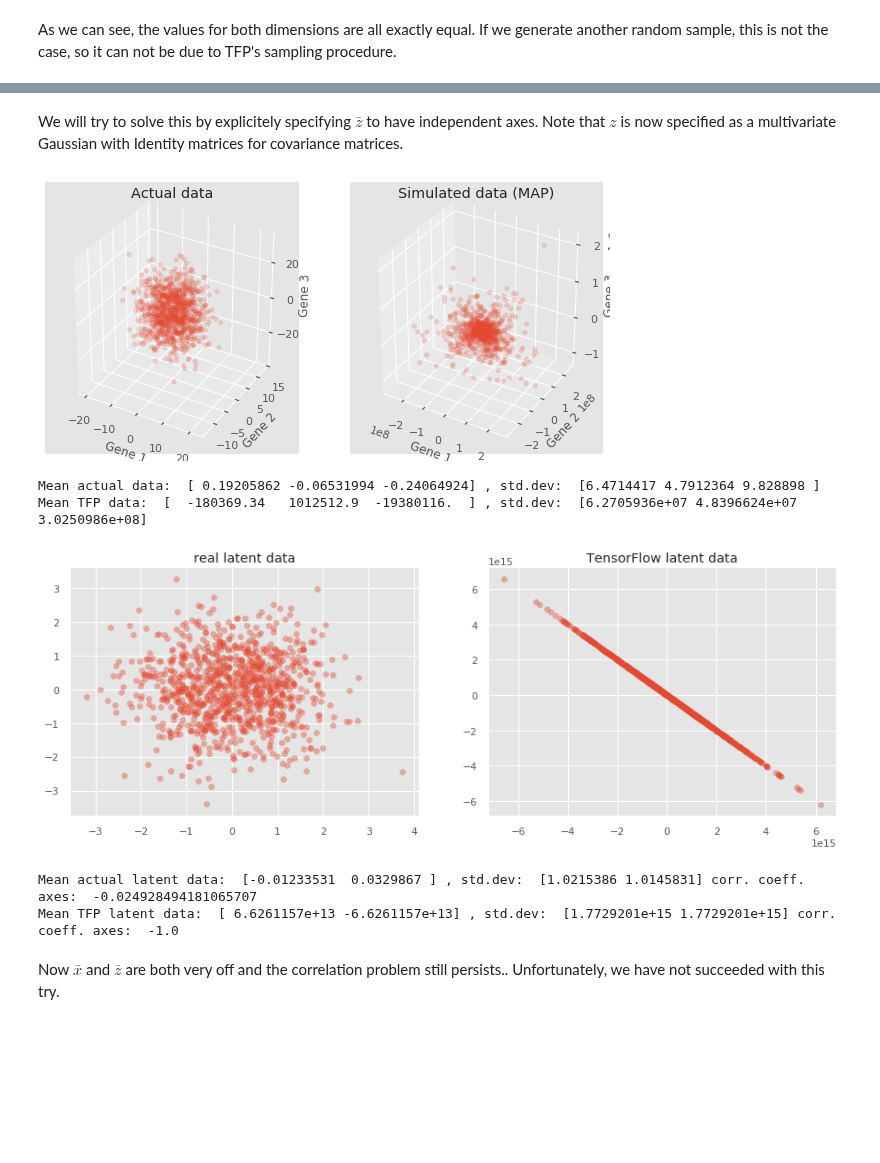
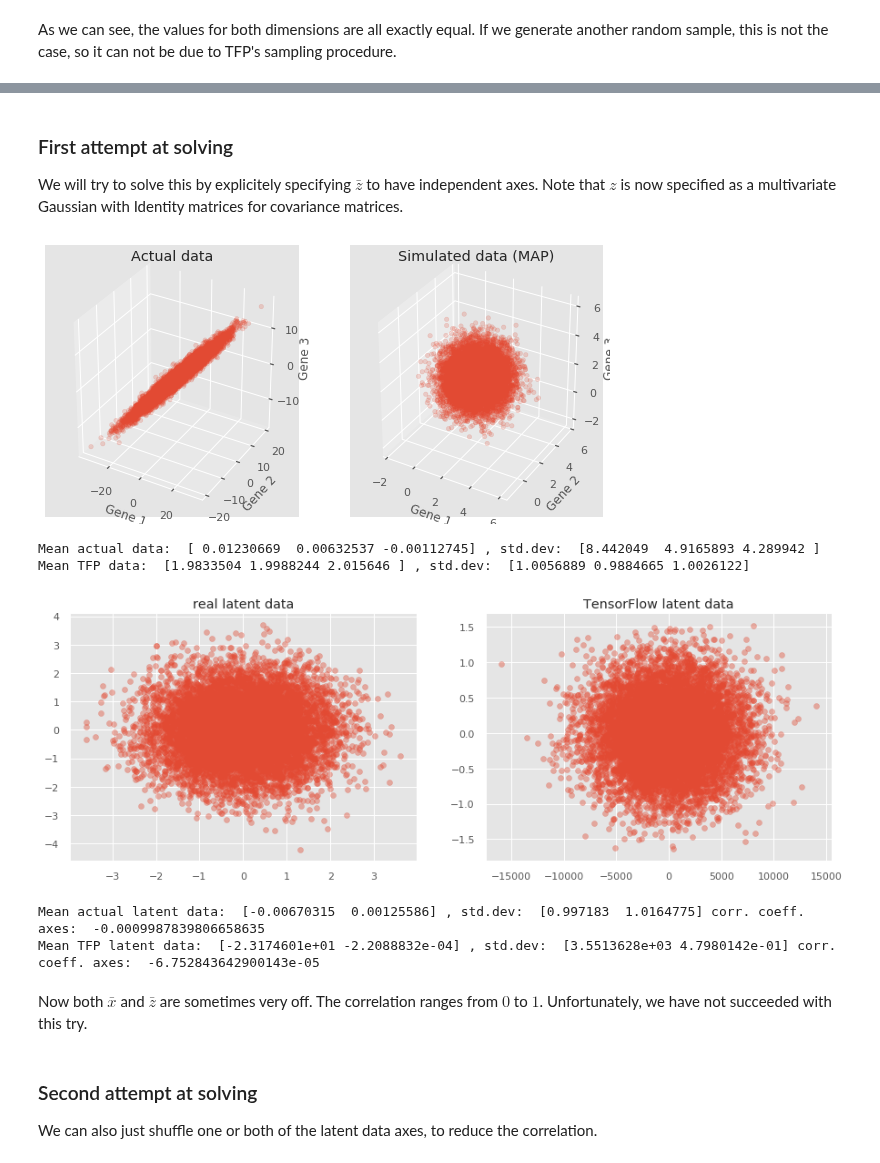
Before and after one commit to tobias-beers/RNA_visualization, a Jupyter notebook: Code/TensorFlow/PPCA_part2.ipynb, the cells around one changed output, grey strips where cells are left out. Saved outputs shown, nothing was run; the diff lists cells and outputs as text; code cells hidden in the pictures; blank space fills up the shorter version.

Commit message:
second failed attempt to solve problem in TFP

```diff
--- a/Code/TensorFlow/PPCA_part2.ipynb
+++ b/Code/TensorFlow/PPCA_part2.ipynb
@@ -192,9 +192,10 @@ print(tfd.Normal(loc=tf.zeros([latent_dim, num_datapoints]),scale=tf.ones([laten
 # %% [markdown]
+### First attempt at solving
 We will try to solve this by explicitely specifying $\bar{z}$ to have independent axes. Note that $z$ is now specified as a multivariate Gaussian with Identity matrices for covariance matrices.
 # %%
 Root = tfd.JointDistributionCoroutine.Root
 cov = [tf.eye(num_datapoints) for i in range(latent_dim)]
-def probabilistic_pca_basis(data_dim, latent_dim, num_datapoints):
+def probabilistic_pca_basis_cov(data_dim, latent_dim, num_datapoints):
     sigma = yield Root(tfd.Independent(
         tfd.Uniform(low=0, high=5, name='sigma')))
     w = yield Root(tfd.Independent(
@@ -210,65 +211,68 @@ def probabilistic_pca_basis(data_dim, latent_dim, num_datapoints):
       scale=sigma,
       name="x"), reinterpreted_batch_ndims=2)
 
-concrete_ppca_model_basis = functools.partial(probabilistic_pca_basis,
+concrete_ppca_model_basis_cov = functools.partial(probabilistic_pca_basis_cov,
     data_dim=data_dim,
     latent_dim=latent_dim,
     num_datapoints=num_datapoints)
 
-model_basis = tfd.JointDistributionCoroutine(concrete_ppca_model_basis)
+model_basis_cov = tfd.JointDistributionCoroutine(concrete_ppca_model_basis_cov)
 
-actual_sigma, actual_w, actual_z, x_train = model_basis.sample()
+actual_sigma_cov, actual_w_cov, actual_z_cov, x_train_cov = model_basis_cov.sample()
 
-sigma = tf.Variable(1.0, dtype=tf.float32)
-w = tf.Variable(np.ones([data_dim, latent_dim]), dtype=tf.float32)
-z = tf.Variable(np.ones([latent_dim, num_datapoints]), dtype=tf.float32)
+sigma_cov = tf.Variable(1.0, dtype=tf.float32)
+w_cov = tf.Variable(np.ones([data_dim, latent_dim]), dtype=tf.float32)
+z_cov = tf.Variable(np.ones([latent_dim, num_datapoints]), dtype=tf.float32)
 
 losses = tfp.math.minimize(lambda: -target_log_prob_fn(sigma, w, z),
                            optimizer=tf.optimizers.Adam(learning_rate=0.05),
                            num_steps=500)
 # %%
-_, _, _, x_generated = model_basis.sample(value=(sigma, w, z, None))
+_, _, _, x_generated_cov = model_basis.sample(value=(sigma_cov, w_cov, z_cov, None))
 
 fig = plt.figure(figsize=(10,5))
 ax = fig.add_subplot(1,2,1, projection='3d')
-ax.scatter(x_train[0,:],x_train[1,:],x_train[2,:], alpha=0.2)
+ax.scatter(x_train_cov[0,:],x_train_cov[1,:],x_train_cov[2,:], alpha=0.2)
 ax.set_title('Actual data')
 ax.set_xlabel('Gene 1')
 ax.set_ylabel('Gene 2')
 ax.set_zlabel('Gene 3')
 ax = fig.add_subplot(1,2,2, projection='3d')
-ax.scatter(x_generated[0,:],x_generated[1,:],x_generated[2,:], alpha=0.2)
+ax.scatter(x_generated_cov[0,:],x_generated_cov[1,:],x_generated_cov[2,:], alpha=0.2)
 ax.set_title('Simulated data (MAP)')
 ax.set_xlabel('Gene 1')
 ax.set_ylabel('Gene 2')
 ax.set_zlabel('Gene 3')
 plt.show()
 
-print('Mean actual data: ', np.mean(x_train, axis=1), ', std.dev: ', np.std(x_train, axis=1))
-print('Mean TFP data: ', np.mean(x_generated, axis=1), ', std.dev: ', np.std(x_generated, axis=1))
+print('Mean actual data: ', np.mean(x_train_cov, axis=1), ', std.dev: ', np.std(x_train_cov, axis=1))
+print('Mean TFP data: ', np.mean(x_generated_cov, axis=1), ', std.dev: ', np.std(x_generated_cov, axis=1))
 # %% [output]
-[figure, old version]
+[figure, new version]
-Mean actual data:  [ 0.19205862 -0.06531994 -0.24064924] , std.dev:  [6.4714417 4.7912364 9.828898 ]
-Mean TFP data:  [  -180369.34   1012512.9  -19380116.  ] , std.dev:  [6.2705936e+07 4.8396624e+07 3.0250986e+08]
+Mean actual data:  [ 0.01230669  0.00632537 -0.00112745] , std.dev:  [8.442049  4.9165893 4.289942 ]
+Mean TFP data:  [1.9833504 1.9988244 2.015646 ] , std.dev:  [1.0056889 0.9884665 1.0026122]
 # %%
-z = np.linalg.lstsq(w.numpy(),x_train)[0]
+z_cov = np.linalg.lstsq(w.numpy(),x_train)[0]
 
 fig = plt.figure(figsize=(15,5))
 ax = fig.add_subplot(1,2,1)
 ax.scatter(actual_z[0,:], actual_z[1,:], alpha=0.4)
 ax.set_title('real latent data')
 ax = fig.add_subplot(1,2,2)
-ax.scatter(z[0,:], z[1,:], alpha=0.4)
+ax.scatter(z_cov[0,:], z_cov[1,:], alpha=0.4)
 ax.set_title('TensorFlow latent data')
 plt.show()
 
 print('Mean actual latent data: ', np.mean(actual_z, axis=1), ', std.dev: ', np.std(actual_z, axis=1), 'corr. coeff. axes: ',
       np.corrcoef(actual_z[0,:],actual_z[1,:])[0,1])
-print('Mean TFP latent data: ', np.mean(z, axis=1), ', std.dev: ', np.std(z, axis=1), 'corr. coeff. axes: ',
-      np.corrcoef(z[0,:],z[1,:])[0,1])
+print('Mean TFP latent data: ', np.mean(z_cov, axis=1), ', std.dev: ', np.std(z_cov, axis=1), 'corr. coeff. axes: ',
+      np.corrcoef(z_cov[0,:],z_cov[1,:])[0,1])
 # %% [output]
-[figure, old version]
+[figure, new version]
-Mean actual latent data:  [-0.01233531  0.0329867 ] , std.dev:  [1.0215386 1.0145831] corr. coeff. axes:  -0.024928494181065707
-Mean TFP latent data:  [ 6.6261157e+13 -6.6261157e+13] , std.dev:  [1.7729201e+15 1.7729201e+15] corr. coeff. axes:  -1.0
+Mean actual latent data:  [-0.00670315  0.00125586] , std.dev:  [0.997183  1.0164775] corr. coeff. axes:  -0.0009987839806658635
+Mean TFP latent data:  [-2.3174601e+01 -2.2088832e-04] , std.dev:  [3.5513628e+03 4.7980142e-01] corr. coeff. axes:  -6.752843642900143e-05
 # %% [markdown]
-Now $\bar{x}$ and $\bar{z}$ are both very off and the correlation problem still persists.. Unfortunately, we have not succeeded with this try.
+Now both $\bar{x}$ and $\bar{z}$ are sometimes very off. The correlation ranges from $0$ to $1$. Unfortunately, we have not succeeded with this try.
+# %% [markdown]
+### Second attempt at solving
+We can also just shuffle one or both of the latent data axes, to reduce the correlation.
```
Also changed, not shown: parts of 9 cells of this notebook.
